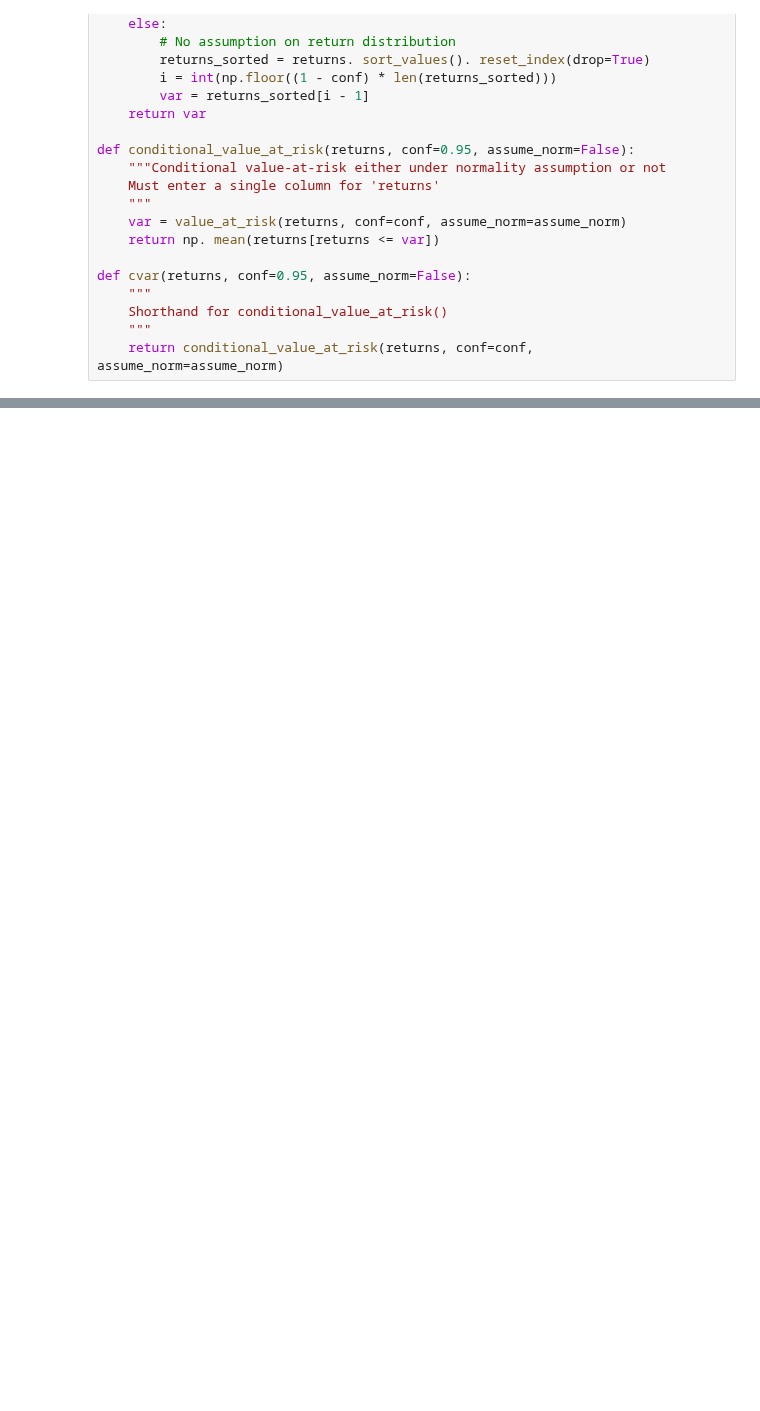
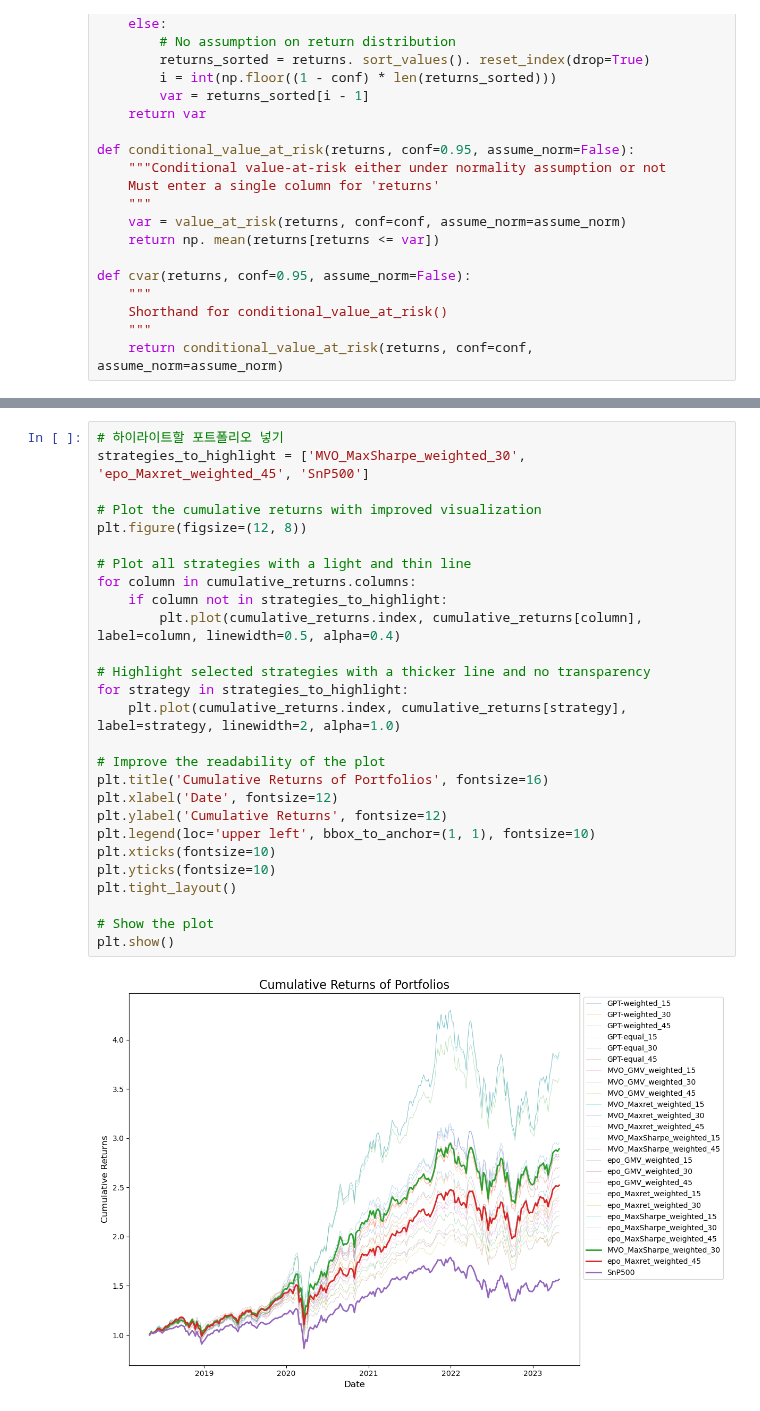
Before and after one commit to FELAB-KHU/S-PQuantTeam01, a Jupyter notebook: Jaekyun/Investment_Performance.ipynb, the cells around one changed output, grey strips where cells are left out. Drawn from its saved outputs; the diff is of its cells as text; blank space fills up the shorter version.

```diff
--- a/Jaekyun/Investment_Performance.ipynb
+++ b/Jaekyun/Investment_Performance.ipynb
@@ -1138,0 +1219,29 @@ Performance_Evaluation
+# %%
+# 하이라이트할 포트폴리오 넣기
+strategies_to_highlight = ['MVO_MaxSharpe_weighted_30', 'epo_Maxret_weighted_45', 'SnP500']
+
+# Plot the cumulative returns with improved visualization
+plt.figure(figsize=(12, 8))
+
+# Plot all strategies with a light and thin line
+for column in cumulative_returns.columns:
+    if column not in strategies_to_highlight:
+        plt.plot(cumulative_returns.index, cumulative_returns[column], label=column, linewidth=0.5, alpha=0.4)
+
+# Highlight selected strategies with a thicker line and no transparency
+for strategy in strategies_to_highlight:
+    plt.plot(cumulative_returns.index, cumulative_returns[strategy], label=strategy, linewidth=2, alpha=1.0)
+
+# Improve the readability of the plot
+plt.title('Cumulative Returns of Portfolios', fontsize=16)
+plt.xlabel('Date', fontsize=12)
+plt.ylabel('Cumulative Returns', fontsize=12)
+plt.legend(loc='upper left', bbox_to_anchor=(1, 1), fontsize=10)
+plt.xticks(fontsize=10)
+plt.yticks(fontsize=10)
+plt.tight_layout()
+
+# Show the plot
+plt.show()
+# %% [output]
+[figure, added]
```
Also changed, not shown: parts of 18 cells of this notebook, 3 other files.
